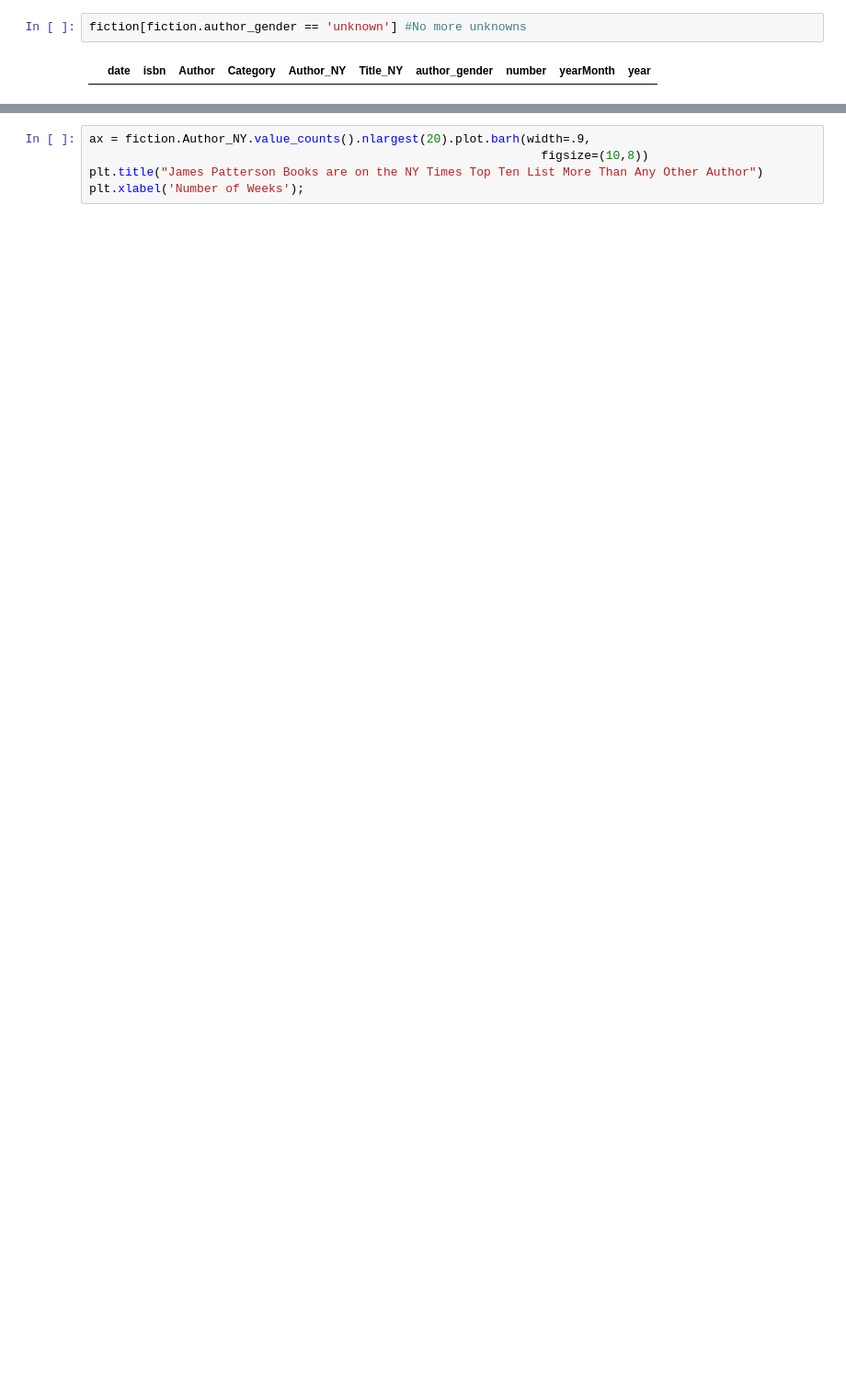
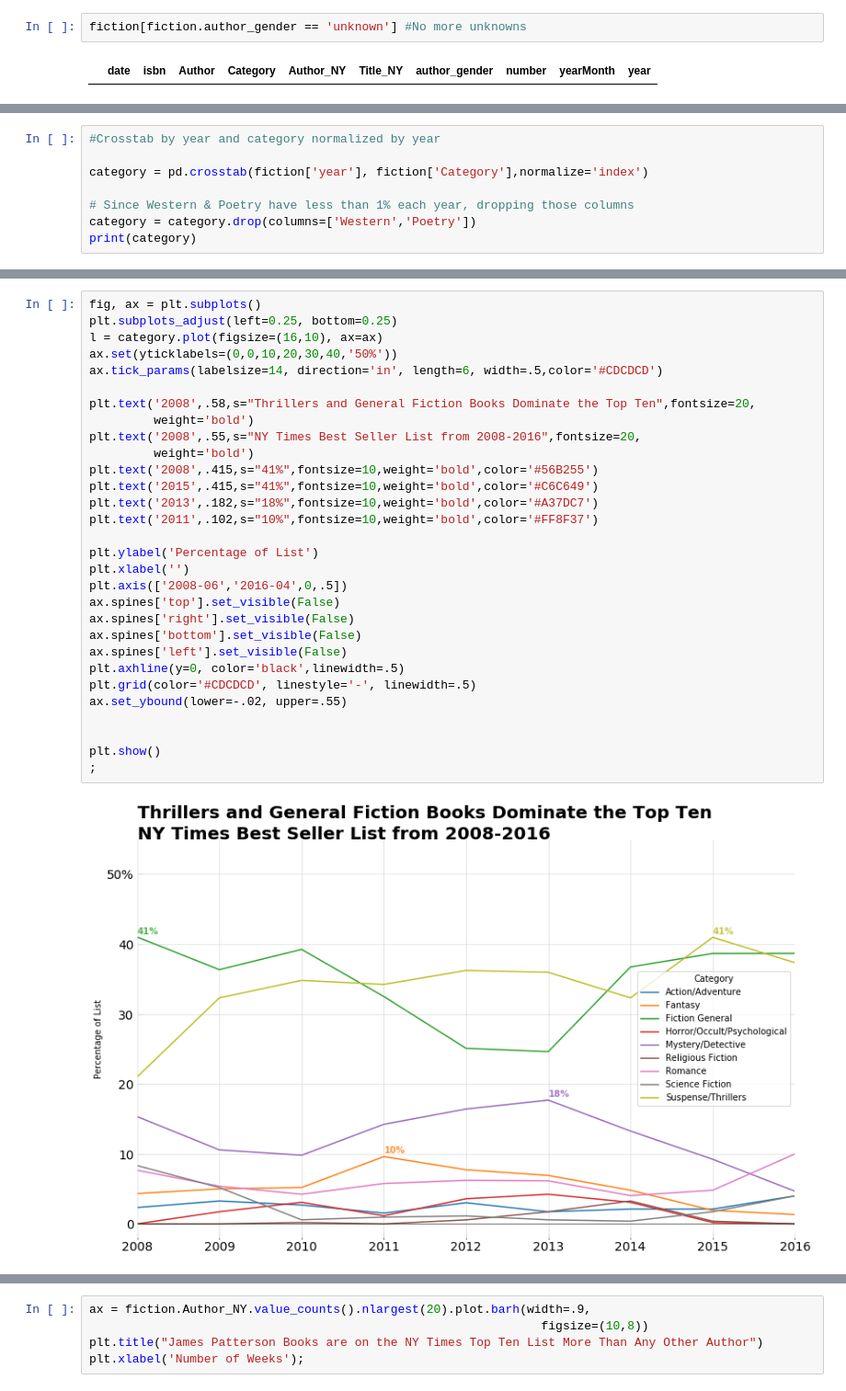
Before and after one commit to krsmith/DS1-Sprint1-Project-NYTimesBooks, a Jupyter notebook: Books_2.ipynb, the cells around one changed output, grey strips where cells are left out. Shown at 92% size. Cells and saved outputs as stored; diff of their text form; blank space fills up the shorter version.

Commit message:
Lots of new visualizations

```diff
--- a/Books_2.ipynb
+++ b/Books_2.ipynb
@@ -404,0 +384,8 @@ plt.show()
+# %%
+#Crosstab by year and category normalized by year
+
+category = pd.crosstab(fiction['year'], fiction['Category'],normalize='index')
+
+# Since Western & Poetry have less than 1% each year, dropping those columns
+category = category.drop(columns=['Western','Poetry'])
+print(category)
@@ -404,0 +410,32 @@ plt.show()
+# %%
+fig, ax = plt.subplots()
+plt.subplots_adjust(left=0.25, bottom=0.25)
+l = category.plot(figsize=(16,10), ax=ax)
+ax.set(yticklabels=(0,0,10,20,30,40,'50%'))
+ax.tick_params(labelsize=14, direction='in', length=6, width=.5,color='#CDCDCD')
+
+plt.text('2008',.58,s="Thrillers and General Fiction Books Dominate the Top Ten",fontsize=20,
+         weight='bold')
+plt.text('2008',.55,s="NY Times Best Seller List from 2008-2016",fontsize=20,
+         weight='bold')
+plt.text('2008',.415,s="41%",fontsize=10,weight='bold',color='#56B255')
+plt.text('2015',.415,s="41%",fontsize=10,weight='bold',color='#C6C649')
+plt.text('2013',.182,s="18%",fontsize=10,weight='bold',color='#A37DC7')
+plt.text('2011',.102,s="10%",fontsize=10,weight='bold',color='#FF8F37')
+
+plt.ylabel('Percentage of List')
+plt.xlabel('')
+plt.axis(['2008-06','2016-04',0,.5])
+ax.spines['top'].set_visible(False)
+ax.spines['right'].set_visible(False)
+ax.spines['bottom'].set_visible(False)
+ax.spines['left'].set_visible(False)
+plt.axhline(y=0, color='black',linewidth=.5)
+plt.grid(color='#CDCDCD', linestyle='-', linewidth=.5)
+ax.set_ybound(lower=-.02, upper=.55)
+
+
+plt.show()
+;
+# %% [output]
+[figure, added]
```
Also changed, not shown: parts of 21 cells of this notebook.
